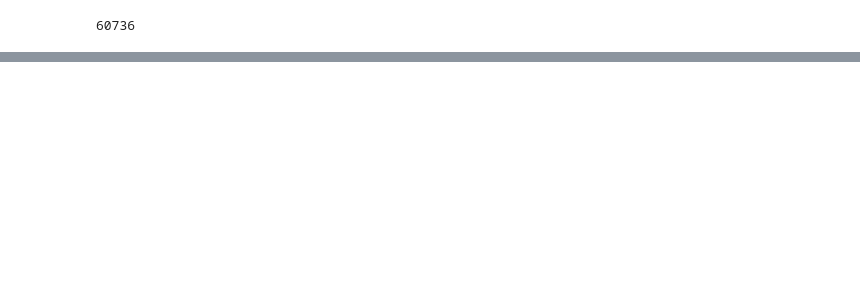
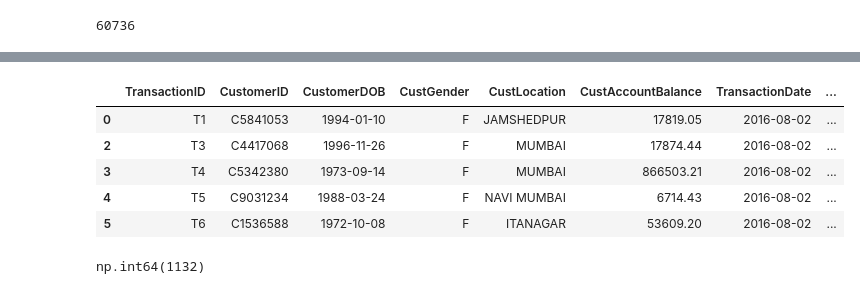
Before and after one commit to Kiritiaajd/Customer-Segmentation-for-Banking-Clients, a Jupyter notebook: experiment/experiments.ipynb, the cells around one changed output, grey strips where cells are left out. Cells and saved outputs as stored; diff of their text form; code cells hidden in the pictures; blank space fills up the shorter version.

```diff
--- a/experiment/experiments.ipynb
+++ b/experiment/experiments.ipynb
@@ -182,0 +251,10 @@ df.to_csv('Update01_age_and_dob.csv')
+# %%
+df['TransactionTime_in_hrs'] = df['TransactionTime'] / 36000
+df.head()
+# %% [output]
+|  | TransactionID | CustomerID | CustomerDOB | CustGender | CustLocation | CustAccountBalance | TransactionDate | ... |
+| 0 | T1 | C5841053 | 1994-01-10 | F | JAMSHEDPUR | 17819.05 | 2016-08-02 | ... |
+| 2 | T3 | C4417068 | 1996-11-26 | F | MUMBAI | 17874.44 | 2016-08-02 | ... |
+| 3 | T4 | C5342380 | 1973-09-14 | F | MUMBAI | 866503.21 | 2016-08-02 | ... |
+| 4 | T5 | C9031234 | 1988-03-24 | F | NAVI MUMBAI | 6714.43 | 2016-08-02 | ... |
+| 5 | T6 | C1536588 | 1972-10-08 | F | ITANAGAR | 53609.20 | 2016-08-02 | ... |
@@ -182,0 +263,4 @@ df.to_csv('Update01_age_and_dob.csv')
+# %%
+(df['Age'] < 18).sum()
+# %% [output]
+np.int64(1132)
```
Also changed, not shown: parts of 20 cells of this notebook.
